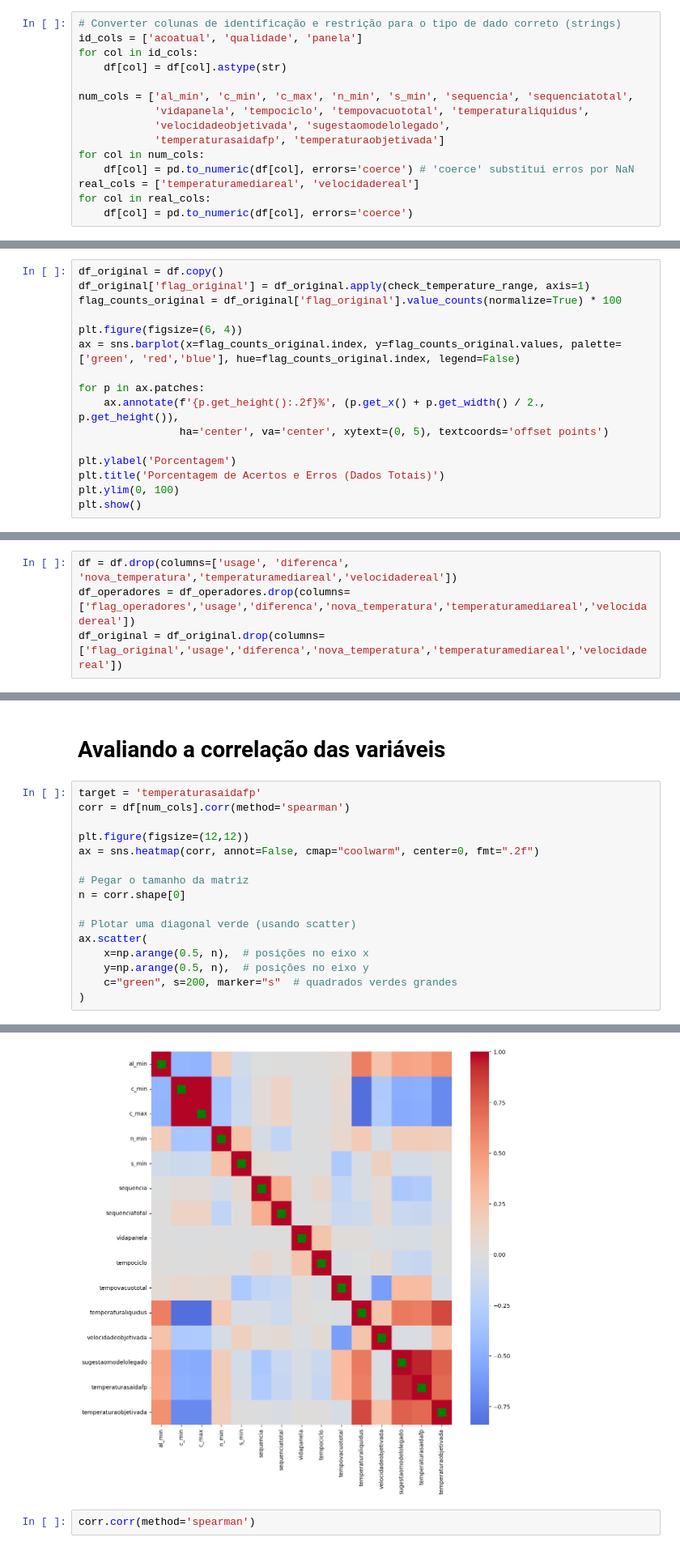
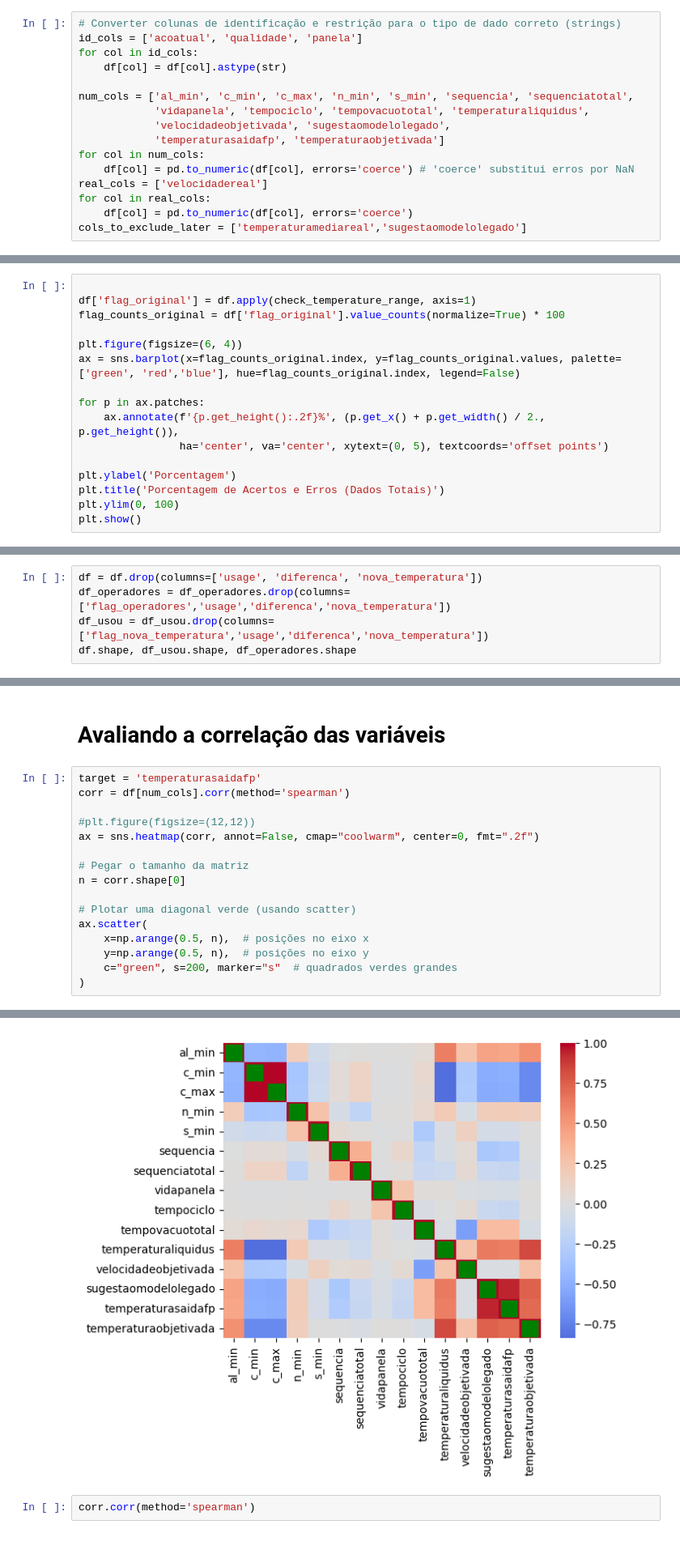
Before and after one commit to AlexiaOberdiek/Projeto-Evcomx, a Jupyter notebook: NotebookOrganizado.ipynb, the cells around one changed output, grey strips where cells are left out. Shown at 81% size. Drawn from its saved outputs; the diff is of its cells as text.

```diff
--- a/NotebookOrganizado.ipynb
+++ b/NotebookOrganizado.ipynb
@@ -138,9 +141,10 @@ num_cols = ['al_min', 'c_min', 'c_max', 'n_min', 's_min', 'sequencia', 'sequenci
             'temperaturasaidafp', 'temperaturaobjetivada']
 for col in num_cols:
     df[col] = pd.to_numeric(df[col], errors='coerce') # 'coerce' substitui erros por NaN
-real_cols = ['temperaturamediareal', 'velocidadereal']
+real_cols = ['velocidadereal']
 for col in real_cols:
     df[col] = pd.to_numeric(df[col], errors='coerce')
+cols_to_exclude_later = ['temperaturamediareal','sugestaomodelolegado']
 # %% [markdown]
 # **Análise exploratória**
 # %%
@@ -449,9 +453,9 @@ plt.show()
 # %% [output]
 [figure]
 # %%
-df_original = df.copy()
-df_original['flag_original'] = df_original.apply(check_temperature_range, axis=1)
-flag_counts_original = df_original['flag_original'].value_counts(normalize=True) * 100
+
+df['flag_original'] = df.apply(check_temperature_range, axis=1)
+flag_counts_original = df['flag_original'].value_counts(normalize=True) * 100
 
 plt.figure(figsize=(6, 4))
 ax = sns.barplot(x=flag_counts_original.index, y=flag_counts_original.values, palette=['green', 'red','blue'], hue=flag_counts_original.index, legend=False)
@@ -469,6 +473,7 @@ plt.show()
 # %% [markdown]
 # Limpando os DF's das colunas criadas e de colunas que nao poderão ser usadas
 # %%
-df = df.drop(columns=['usage', 'diferenca', 'nova_temperatura','temperaturamediareal','velocidadereal'])
-df_operadores = df_operadores.drop(columns=['flag_operadores','usage','diferenca','nova_temperatura','temperaturamediareal','velocidadereal'])
-df_original = df_original.drop(columns=['flag_original','usage','diferenca','nova_temperatura','temperaturamediareal','velocidadereal'])
+df = df.drop(columns=['usage', 'diferenca', 'nova_temperatura'])
+df_operadores = df_operadores.drop(columns=['flag_operadores','usage','diferenca','nova_temperatura'])
+df_usou = df_usou.drop(columns=['flag_nova_temperatura','usage','diferenca','nova_temperatura'])
+df.shape, df_usou.shape, df_operadores.shape
@@ -477,22 +484,22 @@ df_original = df_original.drop(columns=['flag_original','usage','diferenca','nov
 # %%
 target = 'temperaturasaidafp'
 corr = df[num_cols].corr(method='spearman')
 
-plt.figure(figsize=(12,12))
+#plt.figure(figsize=(12,12))
 ax = sns.heatmap(corr, annot=False, cmap="coolwarm", center=0, fmt=".2f")
 
 # Pegar o tamanho da matriz
 n = corr.shape[0]
 
 # Plotar uma diagonal verde (usando scatter)
 ax.scatter(
     x=np.arange(0.5, n),  # posições no eixo x
     y=np.arange(0.5, n),  # posições no eixo y
     c="green", s=200, marker="s"  # quadrados verdes grandes
 )
 # %% [output]
 <matplotlib.collections.PathCollection at 0x...>
-[figure, old version]
+[figure, new version]
 # %%
 corr.corr(method='spearman')
 # %% [output]
```
Also changed, not shown: parts of 10 cells of this notebook, 1 other file.
